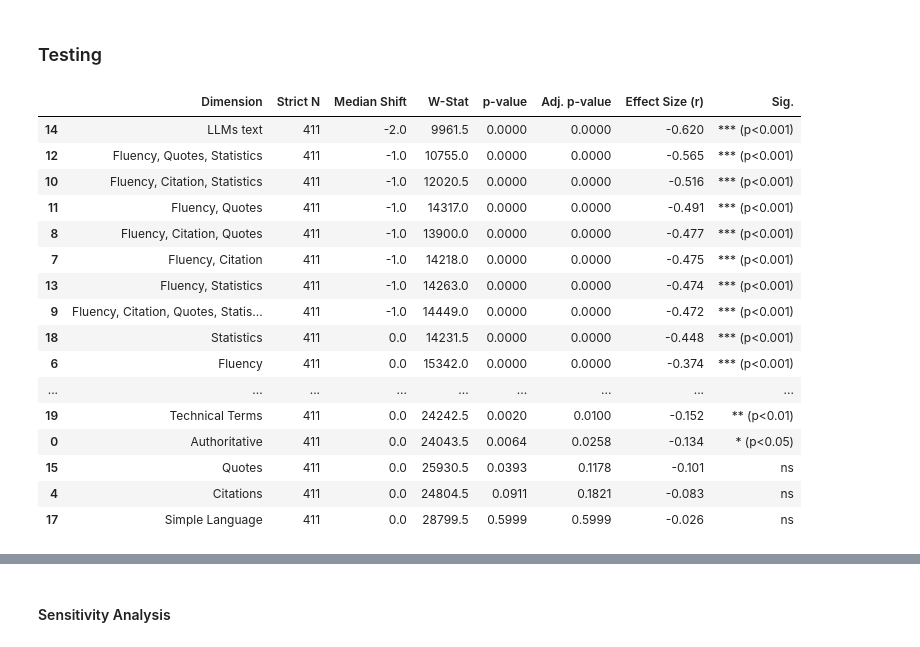
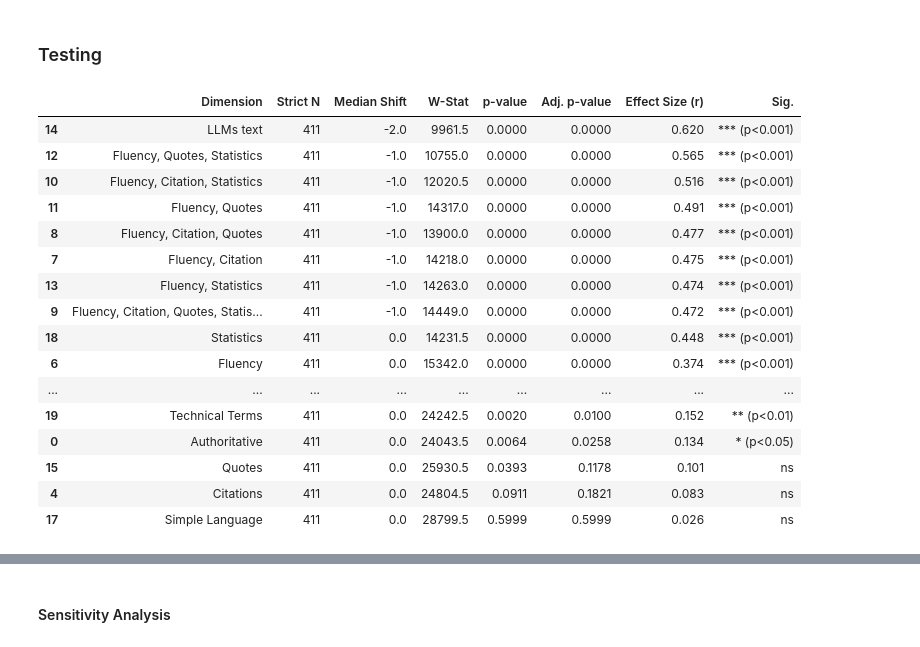
Before and after one commit to leonard-rampf/geo-experiment, a Jupyter notebook: notebook/3_retrieval_stage/5_retrieval_analysis.ipynb, the cells around one changed output, grey strips where cells are left out. Saved outputs shown, nothing was run; the diff lists cells and outputs as text; code cells hidden in the pictures.

```diff
--- a/notebook/3_retrieval_stage/5_retrieval_analysis.ipynb
+++ b/notebook/3_retrieval_stage/5_retrieval_analysis.ipynb
@@ -760,8 +760,8 @@ def run_wilcoxon_tests(df):
             )
             z_stat = (mu - w_plus) / sigma
 
-            # 4. Effect size r = Z / sqrt(N); sign emerges naturally from Z
-            directional_effect = z_stat / np.sqrt(valid_n)
+            # 4. Effect size r = |Z| / sqrt(N); standard r
+            effect = np.abs(z_stat) / np.sqrt(valid_n)
 
             results.append({
                 'Dimension': dimension,
@@ -769,7 +769,7 @@ def run_wilcoxon_tests(df):
                 'Median Shift': group['rank_shift'].median(),
                 'W-Stat': stat,
                 'p-value': p_val,
-                'Effect Size (r)': directional_effect
+                'Effect Size (r)': effect
             })
 
         except ValueError:
@@ -779,51 +779,50 @@ def run_wilcoxon_tests(df):
     res_df = pd.DataFrame(results)
 
     # HOLM-BONFERRONI CORRECTION
     # 1. Apply Holm correction (fillna handles any NaN errors)
     reject, pvals_corrected, _, _ = multipletests(res_df['p-value'].fillna(1.0), alpha=0.05, method='holm')
 
     # 2. Insert the Adjusted p-value right next to the raw p-value
     res_df.insert(5, 'Adj. p-value', pvals_corrected)
 
     # 3. Calculate Significance strictly on the Adjusted p-value
     def assign_sig(p):
         if pd.isna(p): return 'Error'
         elif p < 0.001: return '*** (p<0.001)'
         elif p < 0.01: return '** (p<0.01)'
         elif p < 0.05: return '* (p<0.05)'
         else: return 'ns'
 
     res_df['Sig.'] = res_df['Adj. p-value'].apply(assign_sig)
 
     # Sort by the new Adjusted p-value first, then Effect Size
-    res_df['abs_effect'] = res_df['Effect Size (r)'].abs()
-    res_df = res_df.sort_values(by=['Adj. p-value', 'abs_effect'], ascending=[True, False]).drop(columns=['abs_effect'])
+    res_df = res_df.sort_values(by=['Adj. p-value', 'Effect Size (r)'], ascending=[True, False])
 
     # Format floating points
     formatted_res = res_df.round({'Median Shift': 1, 'W-Stat': 1, 'p-value': 4, 'Adj. p-value': 4, 'Effect Size (r)': 3})
     return formatted_res
 
 # Execute the test
 wilcoxon_table = run_wilcoxon_tests(strict_paired_df)
 display(wilcoxon_table)
 # %% [output]
 |  | Dimension | Strict N | Median Shift | W-Stat | p-value | Adj. p-value | Effect Size (r) | Sig. |
-| 14 | LLMs text | 411 | -2.0 | 9961.5 | 0.0000 | 0.0000 | -0.620 | *** (p<0.001) |
-| 12 | Fluency, Quotes, Statistics | 411 | -1.0 | 10755.0 | 0.0000 | 0.0000 | -0.565 | *** (p<0.001) |
-| 10 | Fluency, Citation, Statistics | 411 | -1.0 | 12020.5 | 0.0000 | 0.0000 | -0.516 | *** (p<0.001) |
-| 11 | Fluency, Quotes | 411 | -1.0 | 14317.0 | 0.0000 | 0.0000 | -0.491 | *** (p<0.001) |
-| 8 | Fluency, Citation, Quotes | 411 | -1.0 | 13900.0 | 0.0000 | 0.0000 | -0.477 | *** (p<0.001) |
-| 7 | Fluency, Citation | 411 | -1.0 | 14218.0 | 0.0000 | 0.0000 | -0.475 | *** (p<0.001) |
-| 13 | Fluency, Statistics | 411 | -1.0 | 14263.0 | 0.0000 | 0.0000 | -0.474 | *** (p<0.001) |
-| 9 | Fluency, Citation, Quotes, Statis... | 411 | -1.0 | 14449.0 | 0.0000 | 0.0000 | -0.472 | *** (p<0.001) |
-| 18 | Statistics | 411 | 0.0 | 14231.5 | 0.0000 | 0.0000 | -0.448 | *** (p<0.001) |
-| 6 | Fluency | 411 | 0.0 | 15342.0 | 0.0000 | 0.0000 | -0.374 | *** (p<0.001) |
+| 14 | LLMs text | 411 | -2.0 | 9961.5 | 0.0000 | 0.0000 | 0.620 | *** (p<0.001) |
+| 12 | Fluency, Quotes, Statistics | 411 | -1.0 | 10755.0 | 0.0000 | 0.0000 | 0.565 | *** (p<0.001) |
+| 10 | Fluency, Citation, Statistics | 411 | -1.0 | 12020.5 | 0.0000 | 0.0000 | 0.516 | *** (p<0.001) |
+| 11 | Fluency, Quotes | 411 | -1.0 | 14317.0 | 0.0000 | 0.0000 | 0.491 | *** (p<0.001) |
+| 8 | Fluency, Citation, Quotes | 411 | -1.0 | 13900.0 | 0.0000 | 0.0000 | 0.477 | *** (p<0.001) |
+| 7 | Fluency, Citation | 411 | -1.0 | 14218.0 | 0.0000 | 0.0000 | 0.475 | *** (p<0.001) |
+| 13 | Fluency, Statistics | 411 | -1.0 | 14263.0 | 0.0000 | 0.0000 | 0.474 | *** (p<0.001) |
+| 9 | Fluency, Citation, Quotes, Statis... | 411 | -1.0 | 14449.0 | 0.0000 | 0.0000 | 0.472 | *** (p<0.001) |
+| 18 | Statistics | 411 | 0.0 | 14231.5 | 0.0000 | 0.0000 | 0.448 | *** (p<0.001) |
+| 6 | Fluency | 411 | 0.0 | 15342.0 | 0.0000 | 0.0000 | 0.374 | *** (p<0.001) |
 | ... | ... | ... | ... | ... | ... | ... | ... | ... |
-| 19 | Technical Terms | 411 | 0.0 | 24242.5 | 0.0020 | 0.0100 | -0.152 | ** (p<0.01) |
-| 0 | Authoritative | 411 | 0.0 | 24043.5 | 0.0064 | 0.0258 | -0.134 | * (p<0.05) |
-| 15 | Quotes | 411 | 0.0 | 25930.5 | 0.0393 | 0.1178 | -0.101 | ns |
-| 4 | Citations | 411 | 0.0 | 24804.5 | 0.0911 | 0.1821 | -0.083 | ns |
-| 17 | Simple Language | 411 | 0.0 | 28799.5 | 0.5999 | 0.5999 | -0.026 | ns |
+| 19 | Technical Terms | 411 | 0.0 | 24242.5 | 0.0020 | 0.0100 | 0.152 | ** (p<0.01) |
+| 0 | Authoritative | 411 | 0.0 | 24043.5 | 0.0064 | 0.0258 | 0.134 | * (p<0.05) |
+| 15 | Quotes | 411 | 0.0 | 25930.5 | 0.0393 | 0.1178 | 0.101 | ns |
+| 4 | Citations | 411 | 0.0 | 24804.5 | 0.0911 | 0.1821 | 0.083 | ns |
+| 17 | Simple Language | 411 | 0.0 | 28799.5 | 0.5999 | 0.5999 | 0.026 | ns |
 # %%
 # calculate CI for effect sizes
 
```
Also changed, not shown: parts of 10 cells of this notebook.
